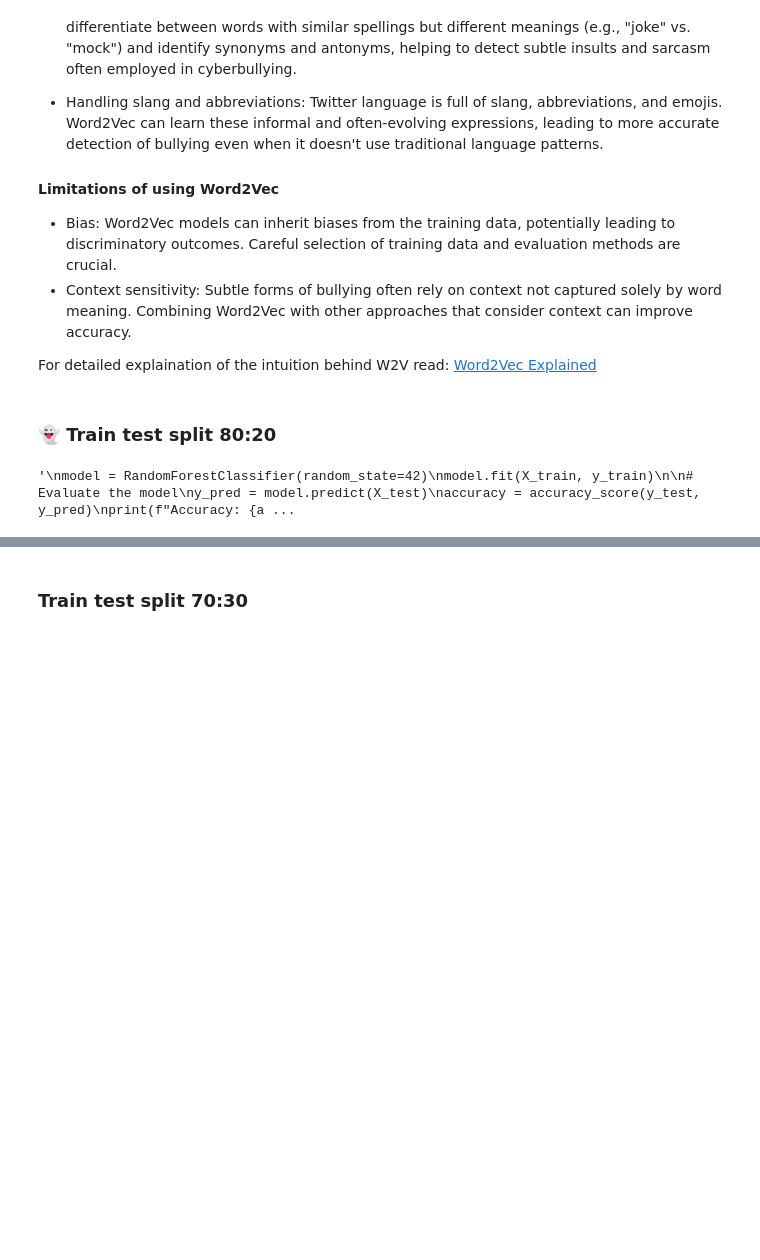
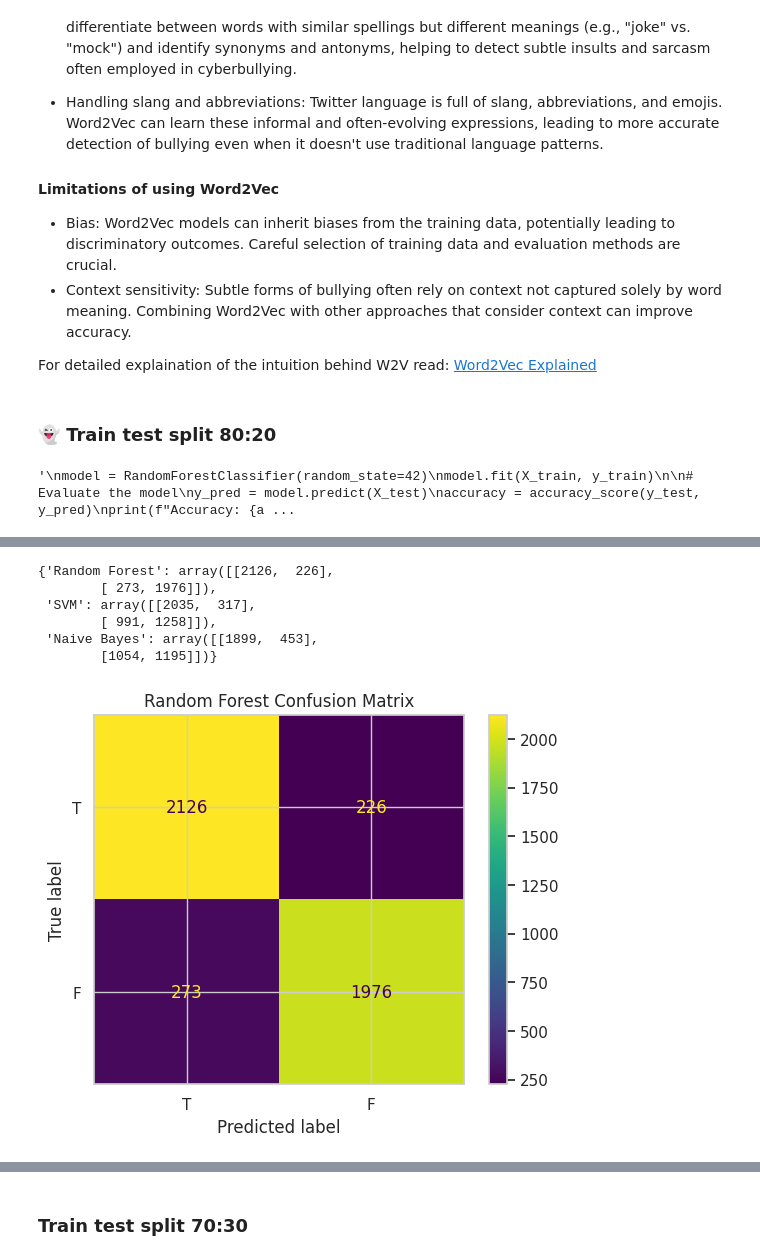
Before and after one commit to abdusalam7474/Contract_review_Nig, a Jupyter notebook: sentiment-analyis-ml-dl-dbert.ipynb, the cells around one changed output, grey strips where cells are left out. Cells and saved outputs as stored; diff of their text form; code cells hidden in the pictures; blank space fills up the shorter version.

```diff
--- a/sentiment-analyis-ml-dl-dbert.ipynb
+++ b/sentiment-analyis-ml-dl-dbert.ipynb
@@ -812,0 +818,19 @@ results_df.head()
+# %%
+CMs
+# %% [output]
+{'Random Forest': array([[2126,  226],
+        [ 273, 1976]]),
+ 'SVM': array([[2035,  317],
+        [ 991, 1258]]),
+ 'Naive Bayes': array([[1899,  453],
+        [1054, 1195]])}
+# %%
+from sklearn.metrics import ConfusionMatrixDisplay
+class_labels = ["T","F"]
+disp = ConfusionMatrixDisplay(confusion_matrix=CMs["Random Forest"], display_labels=class_labels)
+disp.plot()
+plt.title("Random Forest Confusion Matrix")
+plt.savefig("Random Forest Confusion Matrix")
+plt.show()
+# %% [output]
+[figure, added]
```
Also changed, not shown: parts of 31 cells of this notebook.
